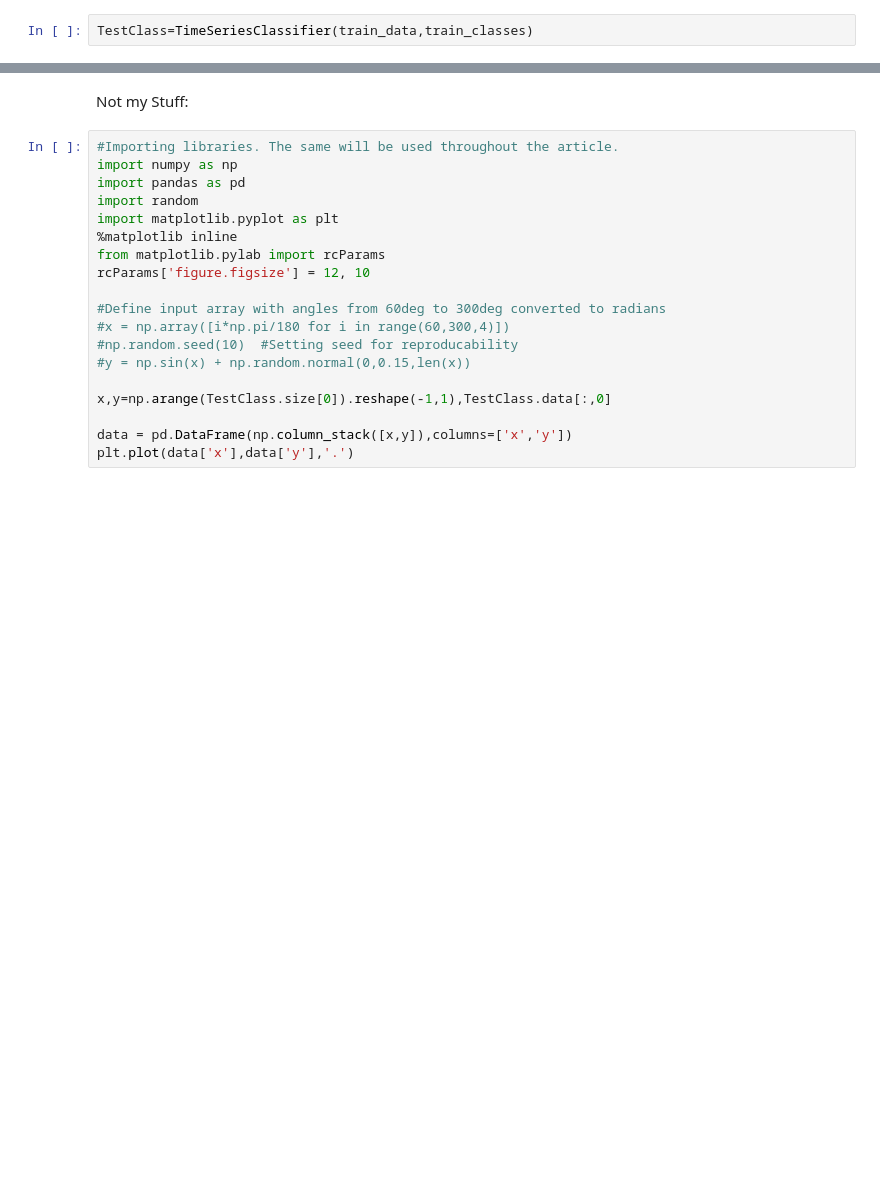
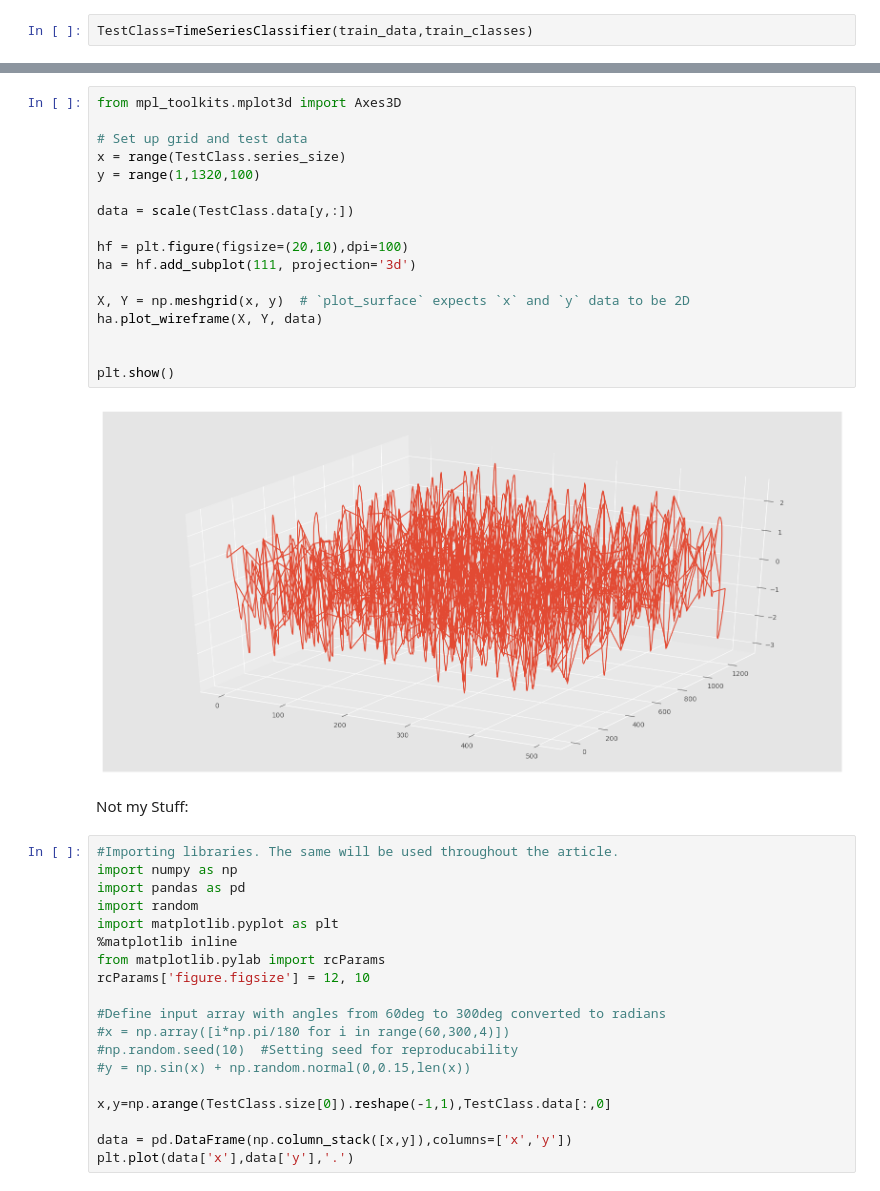
Before and after one commit to jroycha/Time-Series-Classifier, a Jupyter notebook: Time Series Classifier/Time_Series_Classifier_00.ipynb, the cells around one changed output, grey strips where cells are left out. Saved outputs shown, nothing was run; the diff lists cells and outputs as text; blank space fills up the shorter version.

```diff
--- a/Time Series Classifier/Time_Series_Classifier_00.ipynb
+++ b/Time Series Classifier/Time_Series_Classifier_00.ipynb
@@ -353,3 +358,22 @@ PC-9 -0.006048 -0.038444  0.058678 -0.002071 -0.013647 -0.018639 -0.007059
+# %%
+from mpl_toolkits.mplot3d import Axes3D
+
+# Set up grid and test data
+x = range(TestClass.series_size)
+y = range(1,1320,100)
+
+data = scale(TestClass.data[y,:])
+
+hf = plt.figure(figsize=(20,10),dpi=100)
+ha = hf.add_subplot(111, projection='3d')
+
+X, Y = np.meshgrid(x, y)  # `plot_surface` expects `x` and `y` data to be 2D
+ha.plot_wireframe(X, Y, data)
+
+
+plt.show()
+# %% [output]
+[figure, added]
 # %% [markdown]
 Not my Stuff:
 # %%
```
Also changed, not shown: parts of 19 cells of this notebook.
